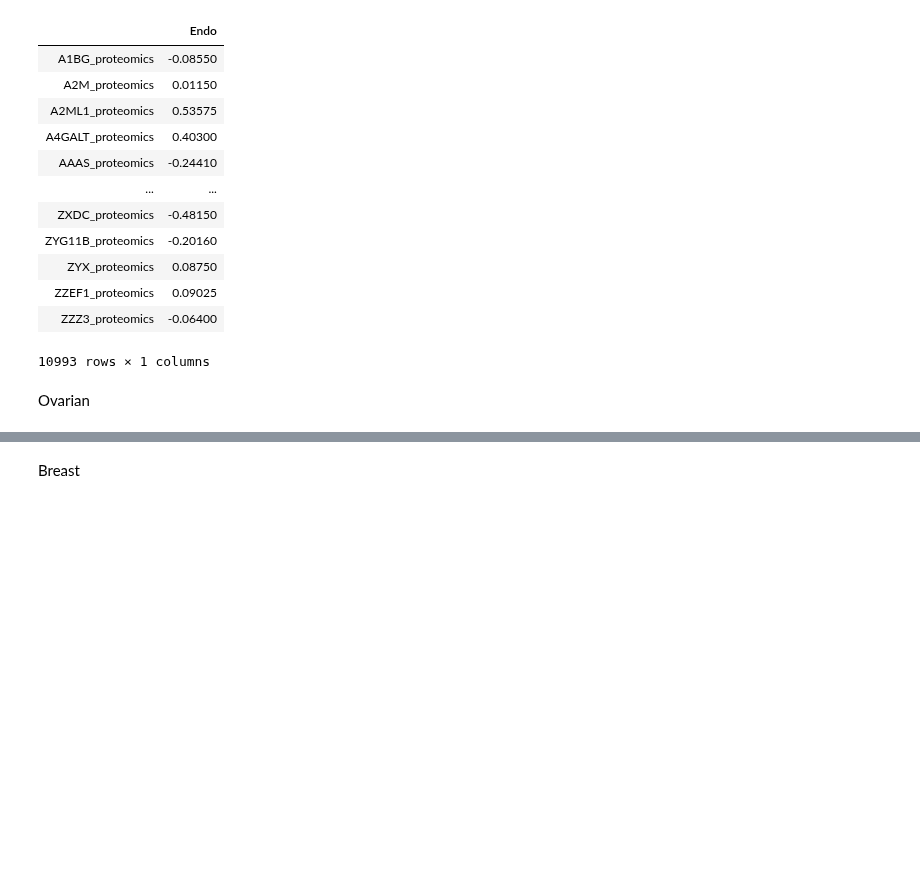
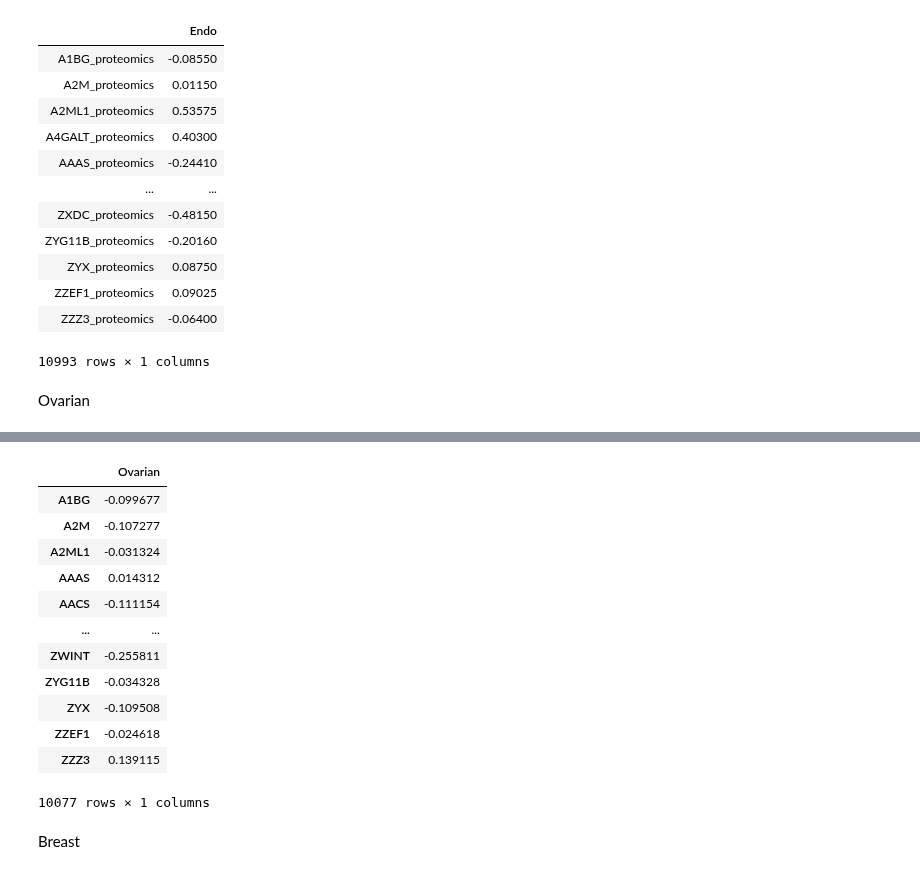
Before and after one commit to PayneLab/WhenMutationsDontMatter, a Jupyter notebook: PTEN context dependant story/Directionality for all proteins -metric graphs.ipynb, the cells around one changed output, grey strips where cells are left out. Drawn from its saved outputs; the diff is of its cells as text; code cells hidden in the pictures; blank space fills up the shorter version.

```diff
--- a/PTEN context dependant story/Directionality for all proteins -metric graphs.ipynb
+++ b/PTEN context dependant story/Directionality for all proteins -metric graphs.ipynb
@@ -145,5 +157,4 @@ en_df
 # %% [markdown]
 Ovarian
 # %%
-
-ov = cptac.Ovarian()
+o = cptac.Ovarian()
@@ -211,0 +161,25 @@ ov_df
+# %%
+# Step 1 - Create dataframe in order to do comparisons with wrap_ttest
+gene = 'PTEN'
+prot = o.get_proteomics()
+prot = o.reduce_multiindex(prot, levels_to_drop = 1) # fix 655 dup cols
+
+prot_list = list(prot.columns)
+
+mut_type_gbm = o.get_genotype_all_vars(gene)
+
+# merge cnv with genotype all mut type
+prot_and_mutations = o.join_omics_to_mutations(
+    mutations_genes = [gene], omics_df_name = 'proteomics', omics_genes = prot_list)
+prot_and_mutations = o.reduce_multiindex(prot_and_mutations, levels_to_drop = 1)
+prot_and_mutations = prot_and_mutations.loc[:,~prot_and_mutations.columns.duplicated()] # drop duplicated columns
+prot_and_mutations = prot_and_mutations[prot_and_mutations.Sample_Status == "Tumor"] # drop Normal samples
+ip_df = prot_and_mutations.iloc[:,:-4] #drop mutation, location cols
+mut_type_gbm = mut_type_gbm[['Mutation']]
+merged = ip_df.join(mut_type_gbm) # merge mutation col from function (includes cnv)
+
+# Keep two values to compare
+compare = ['Wildtype_Tumor','Deletion']
+get = merged['Mutation'].isin(compare)
+del_wt = merged[get]
+del_wt['Mutation'].value_counts()
@@ -212,3 +195,32 @@ ov_df
+# %%
+d = del_wt[del_wt.Mutation == "Deletion"]
+wt = del_wt[del_wt.Mutation == "Wildtype_Tumor"]
+del_med = d.median()
+wt_med = wt.median()
+
+d = {}
+
+for prot in prot_list:
+    dif = wt_med[prot+'_proteomics'] - del_med[prot+'_proteomics']
+    d[prot] = dif
+    #print(wt_med[prot+'_proteomics'], '-', del_med[prot+'_proteomics'], '=',dif)
+
+o_df = pd.DataFrame.from_dict(d, orient='index', columns=['Ovarian'])
+o_df
+# %% [output]
+|  | Ovarian |
+| A1BG | -0.099677 |
+| A2M | -0.107277 |
+| A2ML1 | -0.031324 |
+| AAAS | 0.014312 |
+| AACS | -0.111154 |
+| ... | ... |
+| ZWINT | -0.255811 |
+| ZYG11B | -0.034328 |
+| ZYX | -0.109508 |
+| ZZEF1 | -0.024618 |
+| ZZZ3 | 0.139115 |
+10077 rows × 1 columns
 # %% [markdown]
 Breast
 # %%
```
Also changed, not shown: parts of 25 cells of this notebook, 7 other files.
